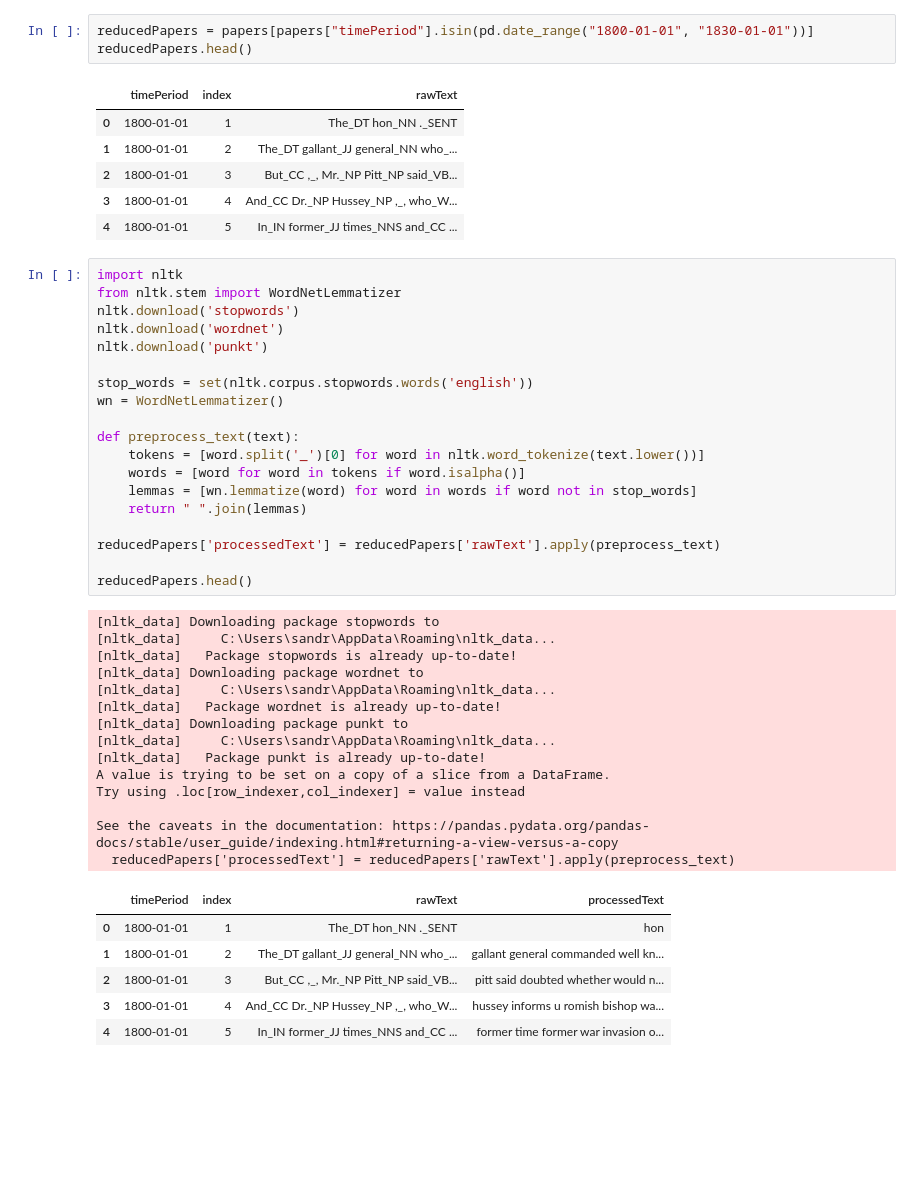
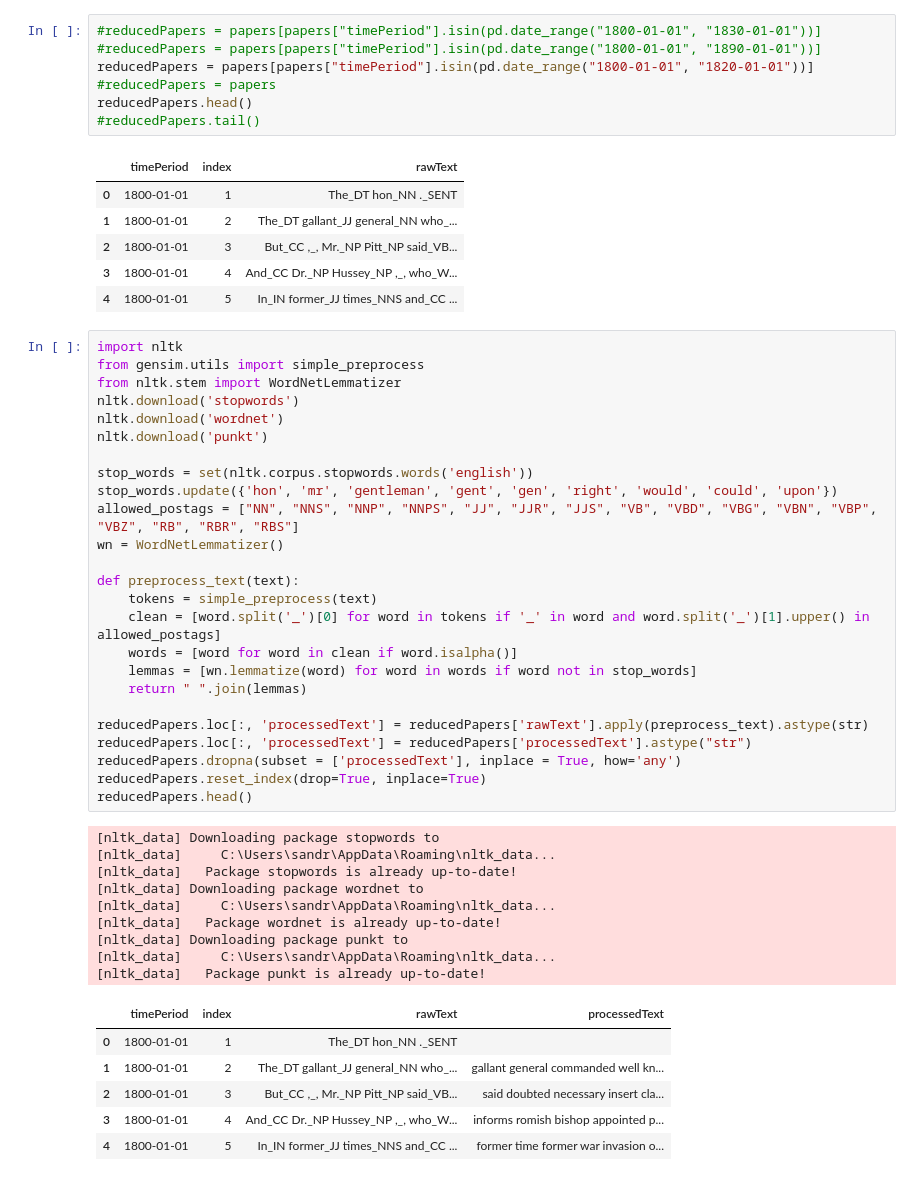
Before and after one commit to Altishofer/HansardSentimentTopicAnalysis, a Jupyter notebook: repareData.ipynb, the cells around one changed output. Drawn from its saved outputs; the diff is of its cells as text; blank space fills up the shorter version.

```diff
--- a/repareData.ipynb
+++ b/repareData.ipynb
@@ -39,8 +39,12 @@ papers.head()
 | 3 | 1800-01-01 | 4 | And_CC Dr._NP Hussey_NP ,_, who_W... |
 | 4 | 1800-01-01 | 5 | In_IN former_JJ times_NNS and_CC ... |
 # %%
-reducedPapers = papers[papers["timePeriod"].isin(pd.date_range("1800-01-01", "1830-01-01"))]
+#reducedPapers = papers[papers["timePeriod"].isin(pd.date_range("1800-01-01", "1830-01-01"))]
+#reducedPapers = papers[papers["timePeriod"].isin(pd.date_range("1800-01-01", "1890-01-01"))]
+reducedPapers = papers[papers["timePeriod"].isin(pd.date_range("1800-01-01", "1820-01-01"))]
+#reducedPapers = papers
 reducedPapers.head()
+#reducedPapers.tail()
 # %% [output]
 |  | timePeriod | index | rawText |
 | 0 | 1800-01-01 | 1 | The_DT hon_NN ._SENT |
@@ -50,41 +54,42 @@ reducedPapers.head()
 | 4 | 1800-01-01 | 5 | In_IN former_JJ times_NNS and_CC ... |
 # %%
 import nltk
+from gensim.utils import simple_preprocess
 from nltk.stem import WordNetLemmatizer
 nltk.download('stopwords')
 nltk.download('wordnet')
 nltk.download('punkt')
 
 stop_words = set(nltk.corpus.stopwords.words('english'))
+stop_words.update({'hon', 'mr', 'gentleman', 'gent', 'gen', 'right', 'would', 'could', 'upon'})
+allowed_postags = ["NN", "NNS", "NNP", "NNPS", "JJ", "JJR", "JJS", "VB", "VBD", "VBG", "VBN", "VBP", "VBZ", "RB", "RBR", "RBS"]
 wn = WordNetLemmatizer()
 
 def preprocess_text(text):
-    tokens = [word.split('_')[0] for word in nltk.word_tokenize(text.lower())]
-    words = [word for word in tokens if word.isalpha()]
+    tokens = simple_preprocess(text)
+    clean = [word.split('_')[0] for word in tokens if '_' in word and word.split('_')[1].upper() in allowed_postags]
+    words = [word for word in clean if word.isalpha()]
     lemmas = [wn.lemmatize(word) for word in words if word not in stop_words]
     return " ".join(lemmas)
 
-reducedPapers['processedText'] = reducedPapers['rawText'].apply(preprocess_text)
-
+reducedPapers.loc[:, 'processedText'] = reducedPapers['rawText'].apply(preprocess_text).astype(str)
+reducedPapers.loc[:, 'processedText'] = reducedPapers['processedText'].astype("str")
+reducedPapers.dropna(subset = ['processedText'], inplace = True, how='any')
+reducedPapers.reset_index(drop=True, inplace=True)
 reducedPapers.head()
 # %% [output]
 [nltk_data] Downloading package stopwords to
 [nltk_data]     C:\Users\sandr\AppData\Roaming\nltk_data...
 [nltk_data]   Package stopwords is already up-to-date!
 [nltk_data] Downloading package wordnet to
 [nltk_data]     C:\Users\sandr\AppData\Roaming\nltk_data...
 [nltk_data]   Package wordnet is already up-to-date!
 [nltk_data] Downloading package punkt to
 [nltk_data]     C:\Users\sandr\AppData\Roaming\nltk_data...
 [nltk_data]   Package punkt is already up-to-date!
-A value is trying to be set on a copy of a slice from a DataFrame.
-Try using .loc[row_indexer,col_indexer] = value instead
-
-See the caveats in the documentation: https://pandas.pydata.org/pandas-docs/stable/user_guide/indexing.html#returning-a-view-versus-a-copy
-  reducedPapers['processedText'] = reducedPapers['rawText'].apply(preprocess_text)
 |  | timePeriod | index | rawText | processedText |
-| 0 | 1800-01-01 | 1 | The_DT hon_NN ._SENT | hon |
+| 0 | 1800-01-01 | 1 | The_DT hon_NN ._SENT |  |
 | 1 | 1800-01-01 | 2 | The_DT gallant_JJ general_NN who_... | gallant general commanded well kn... |
-| 2 | 1800-01-01 | 3 | But_CC ,_, Mr._NP Pitt_NP said_VB... | pitt said doubted whether would n... |
-| 3 | 1800-01-01 | 4 | And_CC Dr._NP Hussey_NP ,_, who_W... | hussey informs u romish bishop wa... |
+| 2 | 1800-01-01 | 3 | But_CC ,_, Mr._NP Pitt_NP said_VB... | said doubted necessary insert cla... |
+| 3 | 1800-01-01 | 4 | And_CC Dr._NP Hussey_NP ,_, who_W... | informs romish bishop appointed p... |
 | 4 | 1800-01-01 | 5 | In_IN former_JJ times_NNS and_CC ... | former time former war invasion o... |
```
Also changed, not shown: parts of 2 cells of this notebook, 11 other files.
